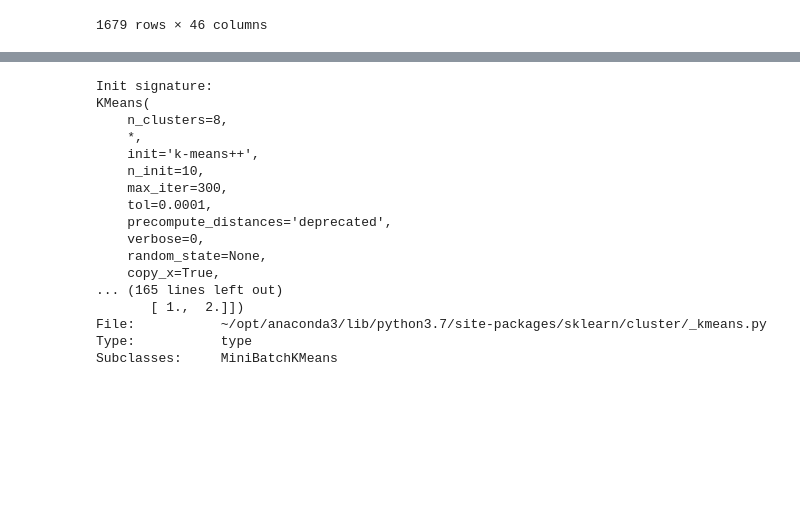
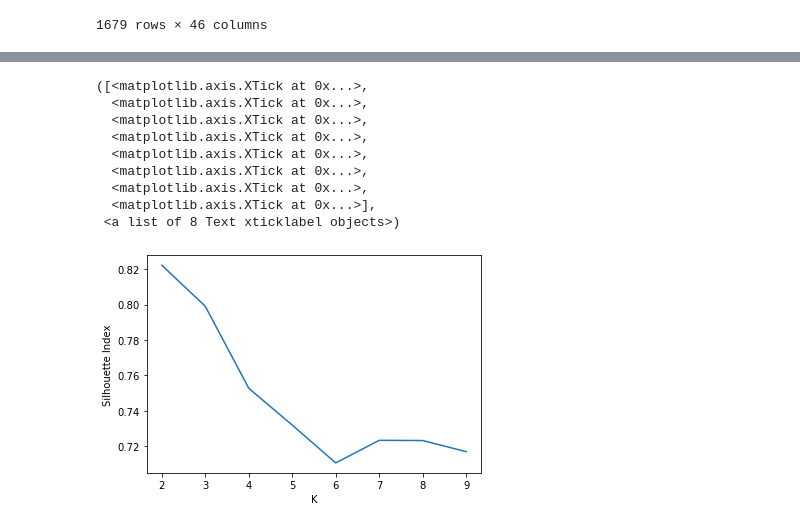
Before and after one commit to atreyaray/OP-Forecasting-Future-House-Prices, a Jupyter notebook: notebooks/Ray Folder/perf_comparison.ipynb, the cells around one changed output, grey strips where cells are left out. Drawn from its saved outputs; the diff is of its cells as text; code cells hidden in the pictures; blank space fills up the shorter version.

Commit message:
clustering results

```diff
--- a/notebooks/Ray Folder/perf_comparison.ipynb
+++ b/notebooks/Ray Folder/perf_comparison.ipynb
@@ -105,26 +123,19 @@ for k in K :
 # %%
 plt.figure(figsize= (6,4))
-plt.plot(si_scores)
+plt.plot(list(K), si_scores)
 plt.xlabel("K")
 plt.ylabel("Silhouette Index")
 plt.xticks(list(K))
 # %% [output]
-Init signature:
-KMeans(
-    n_clusters=8,
-    *,
-    init='k-means++',
-    n_init=10,
-    max_iter=300,
-    tol=0.0001,
-    precompute_distances='deprecated',
-    verbose=0,
-    random_state=None,
-    copy_x=True,
-... (165 lines left out)
-       [ 1.,  2.]])
-File:           ~/opt/anaconda3/lib/python3.7/site-packages/sklearn/cluster/_kmeans.py
-Type:           type
-Subclasses:     MiniBatchKMeans
+([<matplotlib.axis.XTick at 0x...>,
+  <matplotlib.axis.XTick at 0x...>,
+  <matplotlib.axis.XTick at 0x...>,
+  <matplotlib.axis.XTick at 0x...>,
+  <matplotlib.axis.XTick at 0x...>,
+  <matplotlib.axis.XTick at 0x...>,
+  <matplotlib.axis.XTick at 0x...>,
+  <matplotlib.axis.XTick at 0x...>],
+ <a list of 8 Text xticklabel objects>)
+[figure, added]
 # %%
 plt.figure(figsize=(6, 4))
```
Also changed, not shown: parts of 3 cells of this notebook.
